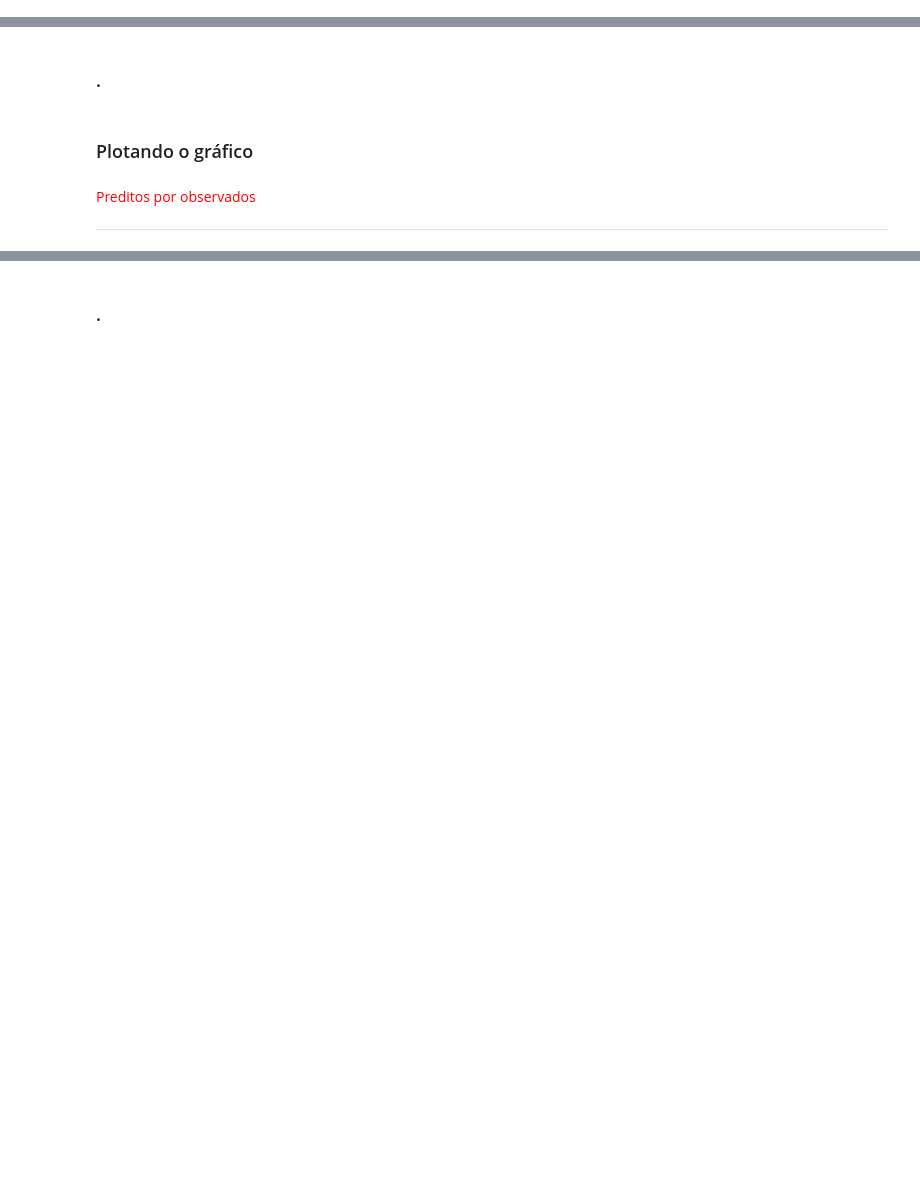
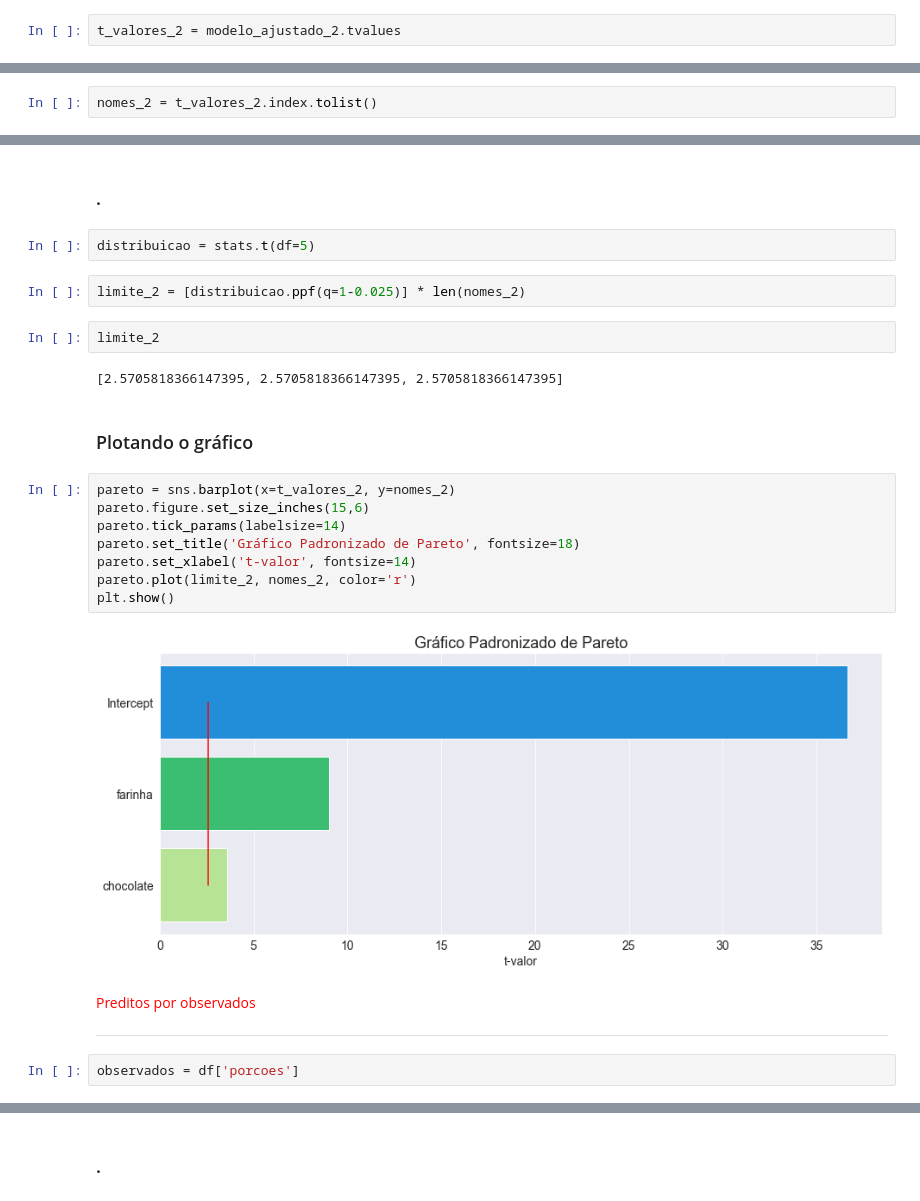
Before and after one commit to guilhermebap/Data-science-personal-study, a Jupyter notebook: Alura/Estatistica/Introdução à experimentação Análise de experimentos/Planejamento_experimentos_aula.ipynb, the cells around one changed output, grey strips where cells are left out. Cells and saved outputs as stored; diff of their text form; blank space fills up the shorter version.

```diff
--- a/Alura/Estatistica/Introdução à experimentação Análise de experimentos/Planejamento_experimentos_aula.ipynb
+++ b/Alura/Estatistica/Introdução à experimentação Análise de experimentos/Planejamento_experimentos_aula.ipynb
@@ -331,3 +452,5 @@ Notes:
 <p style='margin: 30px 30px;'>
 
 <hr style = 'border: 1px solid purple;'>
+# %%
+t_valores_2 = modelo_ajustado_2.tvalues
@@ -333,0 +464,2 @@ Notes:
+# %%
+nomes_2 = t_valores_2.index.tolist()
@@ -334,7 +470,27 @@ Notes:
 # %% [markdown]
 ### .
+# %%
+distribuicao = stats.t(df=5)
+# %%
+limite_2 = [distribuicao.ppf(q=1-0.025)] * len(nomes_2)
+# %%
+limite_2
+# %% [output]
+[2.5705818366147395, 2.5705818366147395, 2.5705818366147395]
 # %% [markdown]
 ### Plotando o gráfico
+# %%
+pareto = sns.barplot(x=t_valores_2, y=nomes_2)
+pareto.figure.set_size_inches(15,6)
+pareto.tick_params(labelsize=14)
+pareto.set_title('Gráfico Padronizado de Pareto', fontsize=18)
+pareto.set_xlabel('t-valor', fontsize=14)
+pareto.plot(limite_2, nomes_2, color='r')
+plt.show()
+# %% [output]
+[figure, added]
 # %% [markdown]
 <font color='red' style='font-size: 30px;'> Preditos por observados  </font>
 <hr style='border: 2px solid red;'>
+# %%
+observados = df['porcoes']
```
Also changed, not shown: parts of 33 cells of this notebook.
